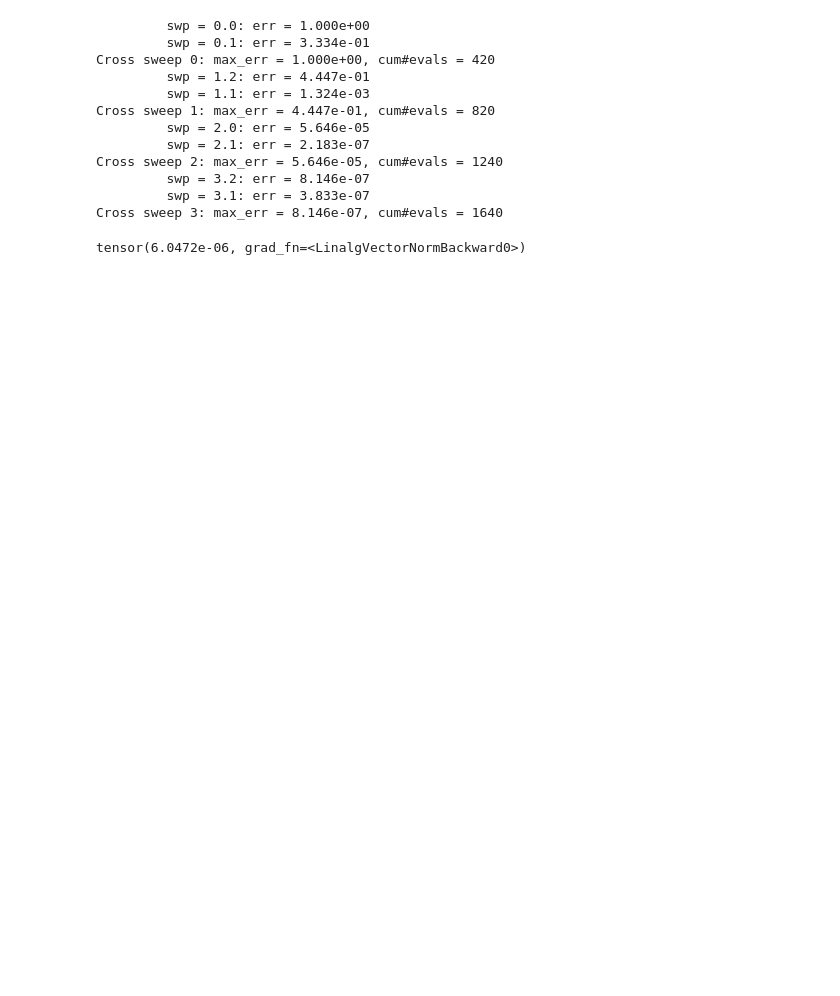
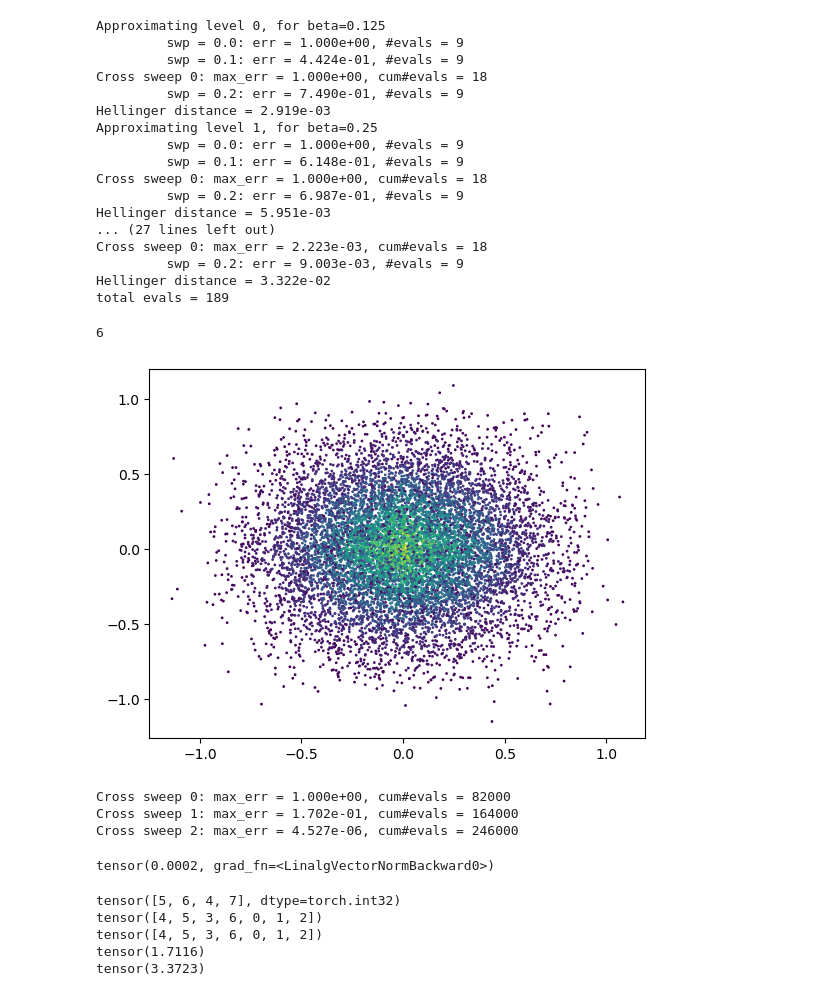
Before and after one commit to gc759/TT-IRT-Python, a Jupyter notebook: TT-IRT-Torch.ipynb, the cells around one changed output. Drawn from its saved outputs; the diff is of its cells as text; code cells hidden in the pictures; blank space fills up the shorter version.

Commit message:
dirt

```diff
--- a/TT-IRT-Torch.ipynb
+++ b/TT-IRT-Torch.ipynb
@@ -398,21 +480,66 @@ class TTSqrDE(TTLin): # Squared TT(x) = <U, \phi(x)>^2 for Density Estimation wi
         return evalcnt
+# %%
+t = DIRT([torch.linspace(-4,4,9, device='cpu')]*3, [1,1,1,1], 2.0**torch.arange(-3,4), ExactRatio=False, Ntest=10**2)
+ev = t.cross(lambda x, beta_high, beta_low: -0.5*torch.sum(x**2, dim=1)*(beta_high - beta_low), nswp=1)
+print(f"total evals = {ev}")
+z, lFapp = t.forward(torch.rand(10**4,3, device=t.Density0.U[0].device))
+plt.scatter(z[:,0].cpu().detach().numpy(), z[:,1].cpu().detach().numpy(), 1, torch.exp(lFapp).cpu().detach().numpy())
+t.CurrentLayer
+# X, Y = torch.meshgrid(torch.linspace(-3,3,99), torch.linspace(-3,3,99))
+# plt.contour(X,Y,t.Density0.forward(torch.hstack([X.reshape(-1,1), Y.reshape(-1,1)])).reshape(99,99).detach().numpy(), levels=33)
+# %% [output]
+Approximating level 0, for beta=0.125
+         swp = 0.0: err = 1.000e+00, #evals = 9
+         swp = 0.1: err = 4.424e-01, #evals = 9
+Cross sweep 0: max_err = 1.000e+00, cum#evals = 18
+         swp = 0.2: err = 7.490e-01, #evals = 9
+Hellinger distance = 2.919e-03
+Approximating level 1, for beta=0.25
+         swp = 0.0: err = 1.000e+00, #evals = 9
+         swp = 0.1: err = 6.148e-01, #evals = 9
+Cross sweep 0: max_err = 1.000e+00, cum#evals = 18
+         swp = 0.2: err = 6.987e-01, #evals = 9
+Hellinger distance = 5.951e-03
+... (27 lines left out)
+Cross sweep 0: max_err = 2.223e-03, cum#evals = 18
+         swp = 0.2: err = 9.003e-03, #evals = 9
+Hellinger distance = 3.322e-02
+total evals = 189
+6
+[figure, added]
 # %%
-t = TTSqrDE([torch.linspace(0,9,10)]*3, [1,7,5,1])
-t.cross(lambda x: 1/torch.sqrt(torch.sum(x+1, dim=1, keepdim=True)), nswp=5)
+# import numpy as np
+# def ff(x):
+#     return np.sqrt(np.sum(x+1, axis=1, keepdims=True))
+
+# def torchnumpy(fun, x):
+#     return torch.tensor(fun(x.detach().numpy()))
+
+t = TTSqrDE([torch.linspace(0,49,50)]*3, [1]+2*[40]+[1])
+t.cross(lambda x: torch.sqrt(torch.sum(x+1, axis=1, keepdims=True)), tol=1e-6, nswp=3)
 
 X1, X2, X3 = torch.meshgrid(torch.linspace(0,9,10), torch.linspace(0,9,10), torch.linspace(0,9,10))
-torch.norm( (t.forward(torch.hstack([X1.reshape(-1,1), X2.reshape(-1,1), X3.reshape(-1,1)]))**(1/2)).reshape(X1.shape) - 1/torch.sqrt(X1+X2+X3+3) )
+torch.norm( (t.forward(torch.hstack([X1.reshape(-1,1), X2.reshape(-1,1), X3.reshape(-1,1)]))**(1/2)).reshape(X1.shape) - torch.sqrt(X1+X2+X3+3) )
 # %% [output]
-         swp = 0.0: err = 1.000e+00
-         swp = 0.1: err = 3.334e-01
-Cross sweep 0: max_err = 1.000e+00, cum#evals = 420
-         swp = 1.2: err = 4.447e-01
-         swp = 1.1: err = 1.324e-03
-Cross sweep 1: max_err = 4.447e-01, cum#evals = 820
-         swp = 2.0: err = 5.646e-05
-         swp = 2.1: err = 2.183e-07
-Cross sweep 2: max_err = 5.646e-05, cum#evals = 1240
-         swp = 3.2: err = 8.146e-07
-         swp = 3.1: err = 3.833e-07
-Cross sweep 3: max_err = 8.146e-07, cum#evals = 1640
+Cross sweep 0: max_err = 1.000e+00, cum#evals = 82000
+Cross sweep 1: max_err = 1.702e-01, cum#evals = 164000
+Cross sweep 2: max_err = 4.527e-06, cum#evals = 246000
-tensor(6.0472e-06, grad_fn=<LinalgVectorNormBackward0>)
+tensor(0.0002, grad_fn=<LinalgVectorNormBackward0>)
+# %%
+A,_ = torch.linalg.qr(torch.randn(7,4), mode='reduced')
+LU, piv, _ = torch.linalg.lu_factor_ex(A)
+print(piv)
+ind = torch.arange(A.shape[0])
+for i,p in enumerate(piv-1):
+    ind[i], ind[p] = ind[p]+0, ind[i]+0
+print(ind)
+P,L,U = torch.linalg.lu(A)
+print(torch.argmax(P, dim=0))
+print(torch.linalg.cond(A[ind[:4],:]))
+print(torch.linalg.cond(A[torch.argmax(P, dim=1)[:4],:]))
+# %% [output]
+tensor([5, 6, 4, 7], dtype=torch.int32)
+tensor([4, 5, 3, 6, 0, 1, 2])
+tensor([4, 5, 3, 6, 0, 1, 2])
+tensor(1.7116)
+tensor(3.3723)
```
Also changed, not shown: parts of 3 cells of this notebook.
